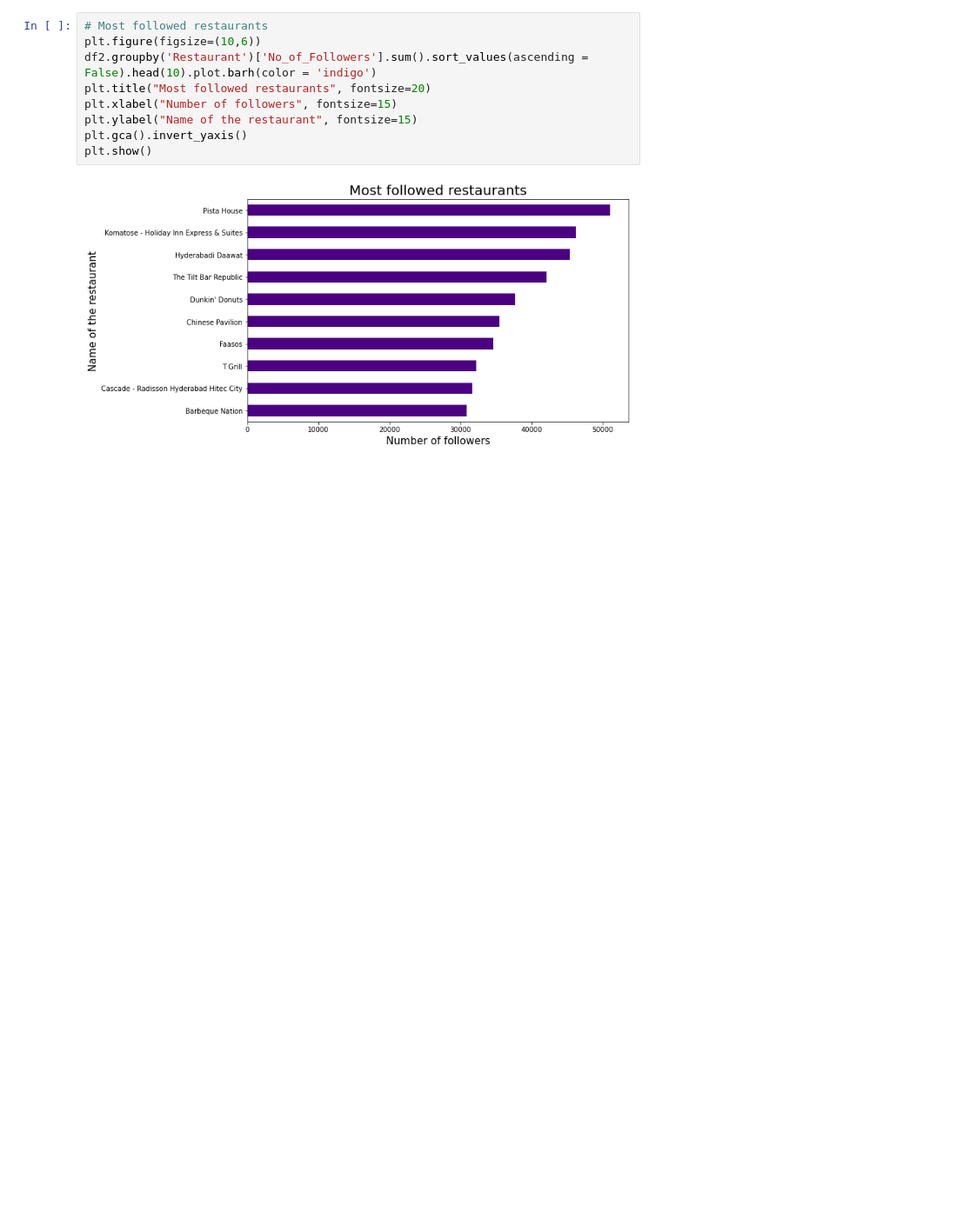
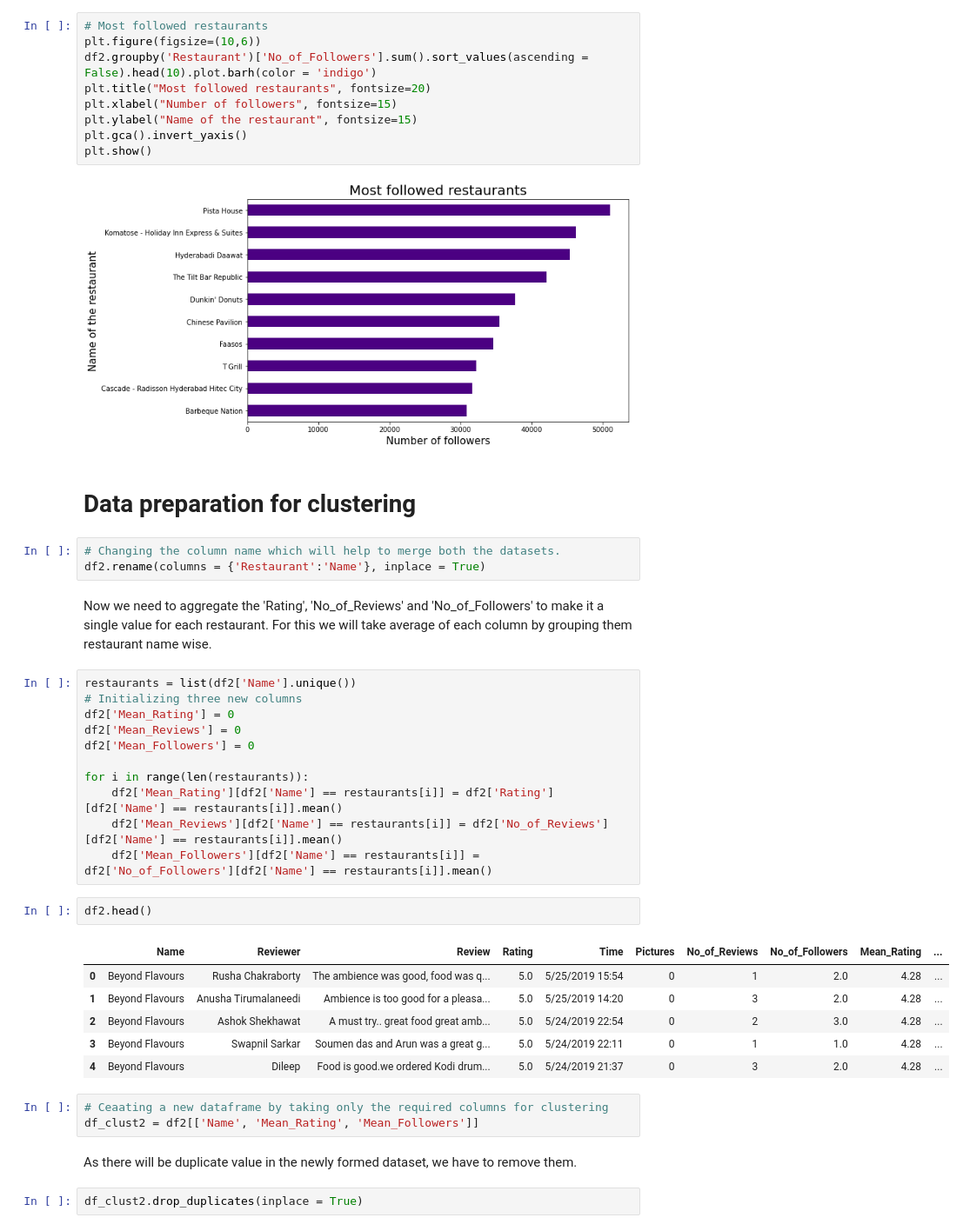
Before and after one commit to OmPrakashGH/Zomato-Restaurant-clustering-and-sentiment-analysis, a Jupyter notebook: Zomato_Restaurant_Clustering_and_Sentiment_Analysis.ipynb, the cells around one changed output. Shown: that part at 87% size. Drawn from its saved outputs; the diff is of its cells as text; blank space fills up the shorter version.

```diff
--- a/Zomato_Restaurant_Clustering_and_Sentiment_Analysis.ipynb
+++ b/Zomato_Restaurant_Clustering_and_Sentiment_Analysis.ipynb
@@ -429,3 +447,37 @@ plt.gca().invert_yaxis()
 plt.show()
 # %% [output]
 [figure]
+# %% [markdown]
+# **Data preparation for clustering**
+# %%
+# Changing the column name which will help to merge both the datasets.
+df2.rename(columns = {'Restaurant':'Name'}, inplace = True)
+# %% [markdown]
+Now we need to aggregate the 'Rating', 'No_of_Reviews' and 'No_of_Followers' to make it a single value for each restaurant. For this we will take average of each column by grouping them restaurant name wise.
+# %%
+restaurants = list(df2['Name'].unique())
+# Initializing three new columns
+df2['Mean_Rating'] = 0
+df2['Mean_Reviews'] = 0
+df2['Mean_Followers'] = 0
+
+for i in range(len(restaurants)):
+    df2['Mean_Rating'][df2['Name'] == restaurants[i]] = df2['Rating'][df2['Name'] == restaurants[i]].mean()
+    df2['Mean_Reviews'][df2['Name'] == restaurants[i]] = df2['No_of_Reviews'][df2['Name'] == restaurants[i]].mean()
+    df2['Mean_Followers'][df2['Name'] == restaurants[i]] = df2['No_of_Followers'][df2['Name'] == restaurants[i]].mean()
+# %%
+df2.head()
+# %% [output]
+|  | Name | Reviewer | Review | Rating | Time | Pictures | No_of_Reviews | No_of_Followers | Mean_Rating | ... |
+| 0 | Beyond Flavours | Rusha Chakraborty | The ambience was good, food was q... | 5.0 | 5/25/2019 15:54 | 0 | 1 | 2.0 | 4.28 | ... |
+| 1 | Beyond Flavours | Anusha Tirumalaneedi | Ambience is too good for a pleasa... | 5.0 | 5/25/2019 14:20 | 0 | 3 | 2.0 | 4.28 | ... |
+| 2 | Beyond Flavours | Ashok Shekhawat | A must try.. great food great amb... | 5.0 | 5/24/2019 22:54 | 0 | 2 | 3.0 | 4.28 | ... |
+| 3 | Beyond Flavours | Swapnil Sarkar | Soumen das and Arun was a great g... | 5.0 | 5/24/2019 22:11 | 0 | 1 | 1.0 | 4.28 | ... |
+| 4 | Beyond Flavours | Dileep | Food is good.we ordered Kodi drum... | 5.0 | 5/24/2019 21:37 | 0 | 3 | 2.0 | 4.28 | ... |
+# %%
+# Ceaating a new dataframe by taking only the required columns for clustering
+df_clust2 = df2[['Name', 'Mean_Rating',	'Mean_Followers']]
+# %% [markdown]
+As there will be duplicate value in the newly formed dataset, we have to remove them.
+# %%
+df_clust2.drop_duplicates(inplace = True)
```
Also changed, not shown: parts of 10 cells of this notebook.
